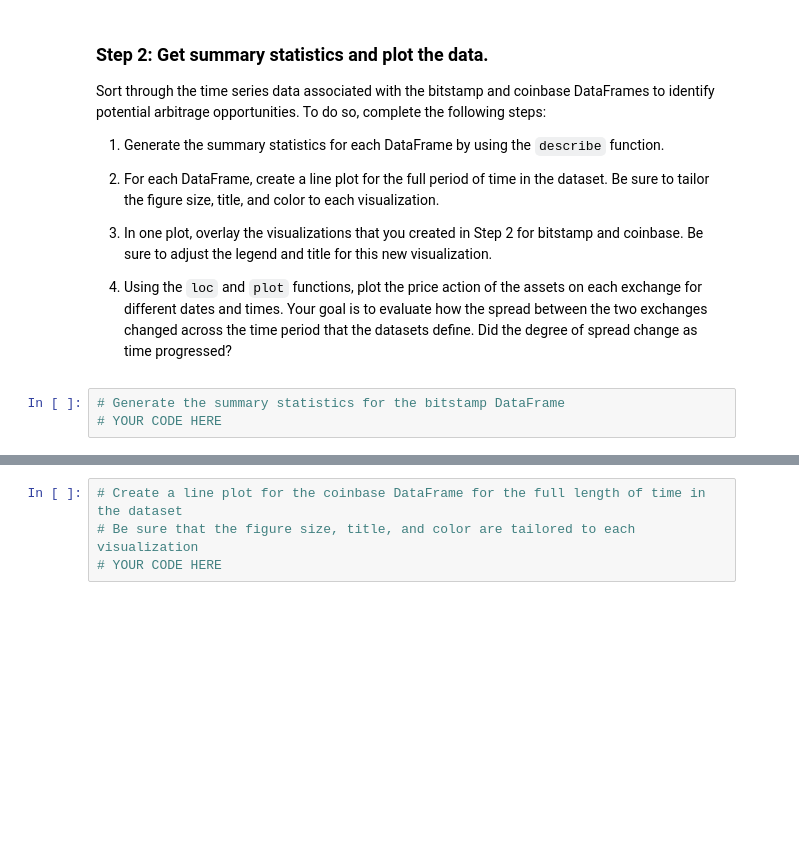
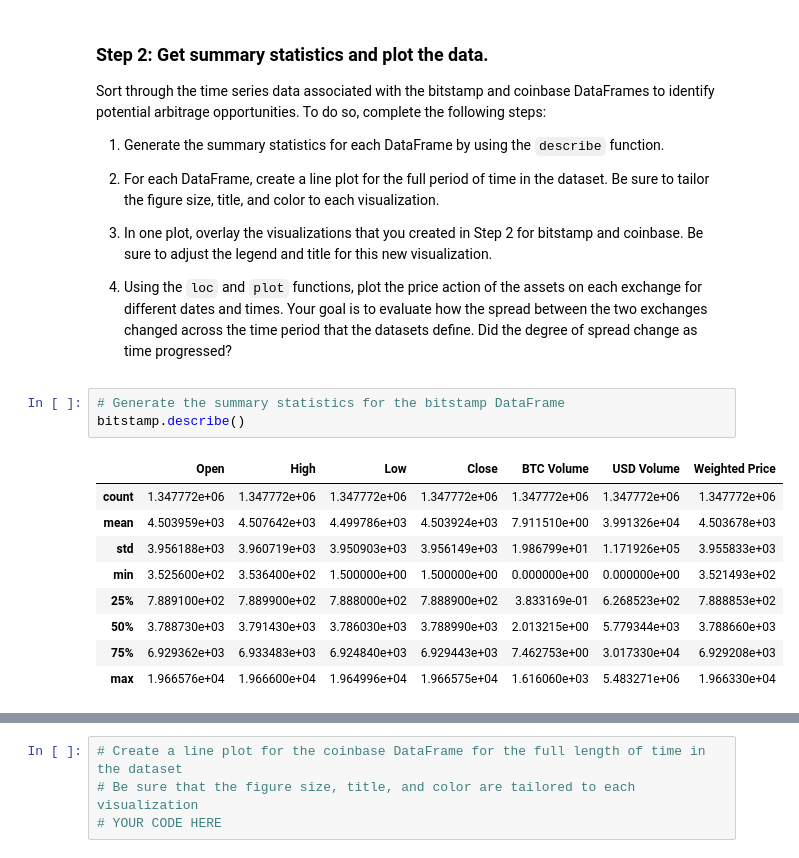
Before and after one commit to JonahLeggett/Bitcoin_Arbitrage_Analysis, a Jupyter notebook: crypto_arbitrage.ipynb, the cells around one changed output, grey strips where cells are left out. Drawn from its saved outputs; the diff is of its cells as text; blank space fills up the shorter version.

```diff
--- a/crypto_arbitrage.ipynb
+++ b/crypto_arbitrage.ipynb
@@ -224,6 +274,16 @@ Sort through the time series data associated with the bitstamp and coinbase Data
 4. Using the `loc` and `plot` functions, plot the price action of the assets on each exchange for different dates and times. Your goal is to evaluate how the spread between the two exchanges changed across the time period that the datasets define. Did the degree of spread change as time progressed?
 # %%
 # Generate the summary statistics for the bitstamp DataFrame
-# YOUR CODE HERE
+bitstamp.describe()
+# %% [output]
+|  | Open | High | Low | Close | BTC Volume | USD Volume | Weighted Price |
+| count | 1.347772e+06 | 1.347772e+06 | 1.347772e+06 | 1.347772e+06 | 1.347772e+06 | 1.347772e+06 | 1.347772e+06 |
+| mean | 4.503959e+03 | 4.507642e+03 | 4.499786e+03 | 4.503924e+03 | 7.911510e+00 | 3.991326e+04 | 4.503678e+03 |
+| std | 3.956188e+03 | 3.960719e+03 | 3.950903e+03 | 3.956149e+03 | 1.986799e+01 | 1.171926e+05 | 3.955833e+03 |
+| min | 3.525600e+02 | 3.536400e+02 | 1.500000e+00 | 1.500000e+00 | 0.000000e+00 | 0.000000e+00 | 3.521493e+02 |
+| 25% | 7.889100e+02 | 7.889900e+02 | 7.888000e+02 | 7.888900e+02 | 3.833169e-01 | 6.268523e+02 | 7.888853e+02 |
+| 50% | 3.788730e+03 | 3.791430e+03 | 3.786030e+03 | 3.788990e+03 | 2.013215e+00 | 5.779344e+03 | 3.788660e+03 |
+| 75% | 6.929362e+03 | 6.933483e+03 | 6.924840e+03 | 6.929443e+03 | 7.462753e+00 | 3.017330e+04 | 6.929208e+03 |
+| max | 1.966576e+04 | 1.966600e+04 | 1.964996e+04 | 1.966575e+04 | 1.616060e+03 | 5.483271e+06 | 1.966330e+04 |
 # %%
 # Generate the summary statistics for the coinbase DataFrame
```
Also changed, not shown: parts of 13 cells of this notebook.
